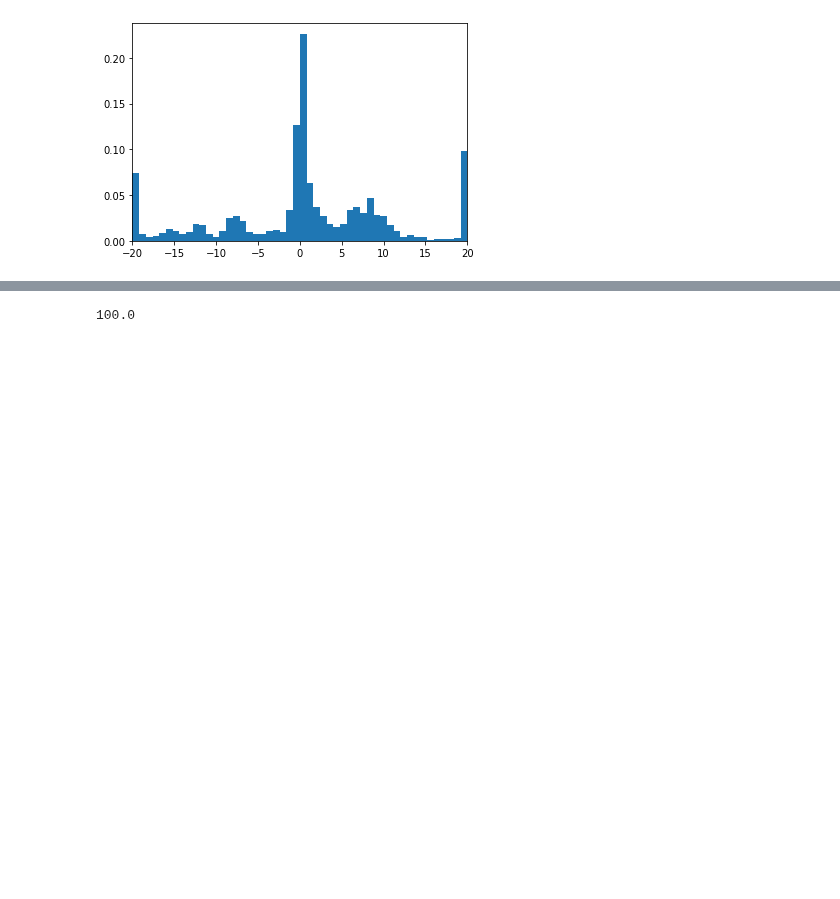
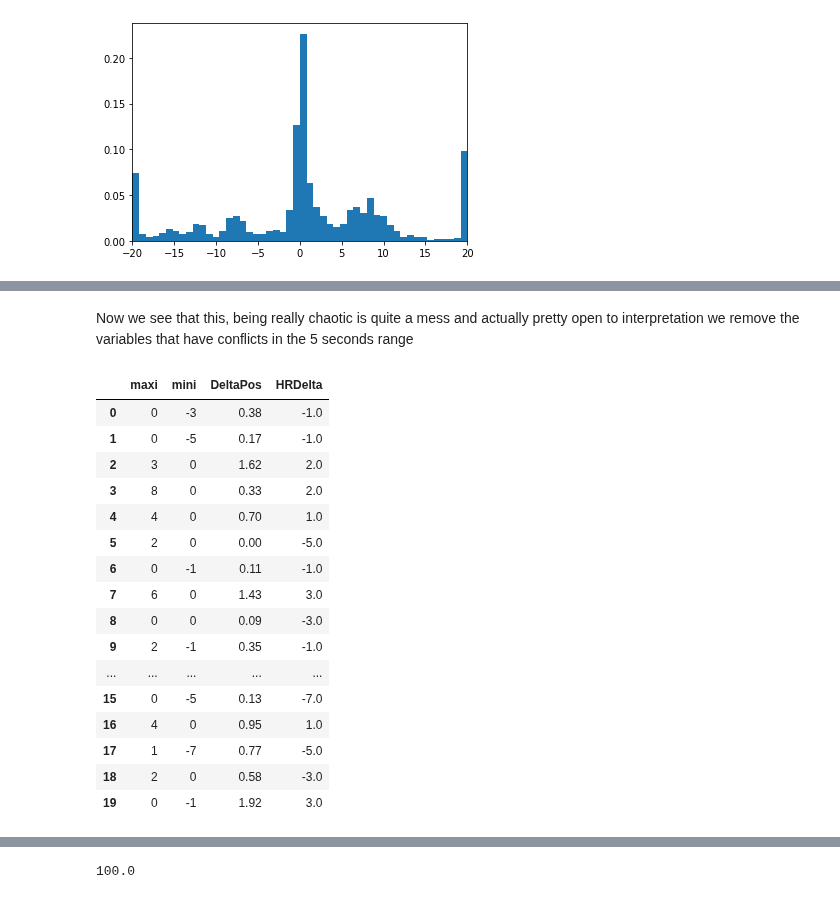
Before and after one commit to tommdim/statistics-101, a Jupyter notebook: project/src/main.ipynb, the cells around one changed output, grey strips where cells are left out. Saved outputs shown, nothing was run; the diff lists cells and outputs as text; code cells hidden in the pictures; blank space fills up the shorter version.

```diff
--- a/project/src/main.ipynb
+++ b/project/src/main.ipynb
@@ -795,0 +838,23 @@ plt.scatter(df["maxi"], df["DeltaPos"])
+# %% [markdown]
+Now we see that this, being really chaotic is quite a mess and actually pretty open to interpretation we remove the variables that have conflicts in the 5 seconds range
+# %%
+# Create a dataset with only the two variables
+df[["maxi", "mini", "DeltaPos", "HRDelta"]].head(20)
+# %% [output]
+|  | maxi | mini | DeltaPos | HRDelta |
+| 0 | 0 | -3 | 0.38 | -1.0 |
+| 1 | 0 | -5 | 0.17 | -1.0 |
+| 2 | 3 | 0 | 1.62 | 2.0 |
+| 3 | 8 | 0 | 0.33 | 2.0 |
+| 4 | 4 | 0 | 0.70 | 1.0 |
+| 5 | 2 | 0 | 0.00 | -5.0 |
+| 6 | 0 | -1 | 0.11 | -1.0 |
+| 7 | 6 | 0 | 1.43 | 3.0 |
+| 8 | 0 | 0 | 0.09 | -3.0 |
+| 9 | 2 | -1 | 0.35 | -1.0 |
+| ... | ... | ... | ... | ... |
+| 15 | 0 | -5 | 0.13 | -7.0 |
+| 16 | 4 | 0 | 0.95 | 1.0 |
+| 17 | 1 | -7 | 0.77 | -5.0 |
+| 18 | 2 | 0 | 0.58 | -3.0 |
+| 19 | 0 | -1 | 1.92 | 3.0 |
```
Also changed, not shown: parts of 7 cells of this notebook, 1 other file.
